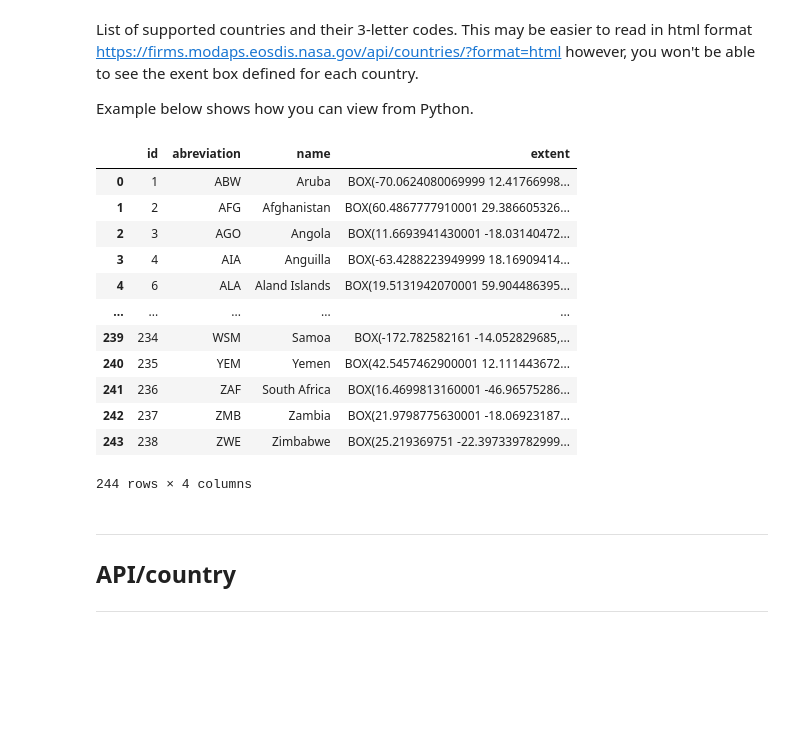
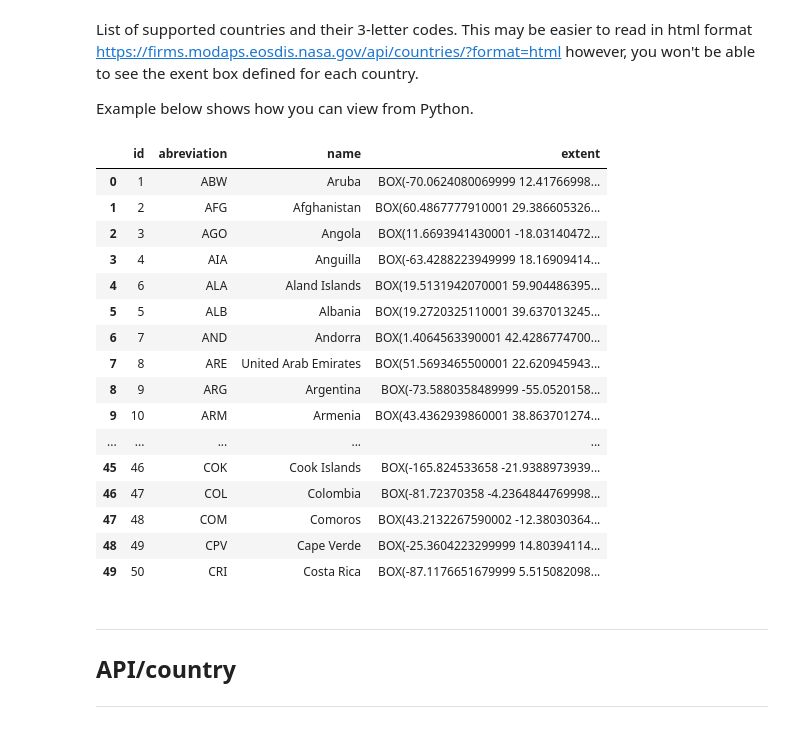
Before and after one commit to franfurey/climatech, a Jupyter notebook: sandbox/firms/firms_api_use.ipynb, the cells around one changed output. Saved outputs shown, nothing was run; the diff lists cells and outputs as text; code cells hidden in the pictures; blank space fills up the shorter version.

```diff
--- a/sandbox/firms/firms_api_use.ipynb
+++ b/sandbox/firms/firms_api_use.ipynb
@@ -225,22 +225,26 @@ Example below shows how you can view from Python.
 # %%
 # We can also focus on smaller area ex. South Asia and get last 3 days of records
 countries_url = 'https://firms.modaps.eosdis.nasa.gov/api/countries'
 df_countries = pd.read_csv(countries_url, sep=';')
-df_countries
+df_countries.head(50)
 # %% [output]
 |  | id | abreviation | name | extent |
 | 0 | 1 | ABW | Aruba | BOX(-70.0624080069999 12.41766998... |
 | 1 | 2 | AFG | Afghanistan | BOX(60.4867777910001 29.386605326... |
 | 2 | 3 | AGO | Angola | BOX(11.6693941430001 -18.03140472... |
 | 3 | 4 | AIA | Anguilla | BOX(-63.4288223949999 18.16909414... |
 | 4 | 6 | ALA | Aland Islands | BOX(19.5131942070001 59.904486395... |
+| 5 | 5 | ALB | Albania | BOX(19.2720325110001 39.637013245... |
+| 6 | 7 | AND | Andorra | BOX(1.4064563390001 42.4286774700... |
+| 7 | 8 | ARE | United Arab Emirates | BOX(51.5693465500001 22.620945943... |
+| 8 | 9 | ARG | Argentina | BOX(-73.5880358489999 -55.0520158... |
+| 9 | 10 | ARM | Armenia | BOX(43.4362939860001 38.863701274... |
 | ... | ... | ... | ... | ... |
-| 239 | 234 | WSM | Samoa | BOX(-172.782582161 -14.052829685,... |
-| 240 | 235 | YEM | Yemen | BOX(42.5457462900001 12.111443672... |
-| 241 | 236 | ZAF | South Africa | BOX(16.4699813160001 -46.96575286... |
-| 242 | 237 | ZMB | Zambia | BOX(21.9798775630001 -18.06923187... |
-| 243 | 238 | ZWE | Zimbabwe | BOX(25.219369751 -22.397339782999... |
+| 45 | 46 | COK | Cook Islands | BOX(-165.824533658 -21.9388973939... |
+| 46 | 47 | COL | Colombia | BOX(-81.72370358 -4.2364844769998... |
+| 47 | 48 | COM | Comoros | BOX(43.2132267590002 -12.38030364... |
+| 48 | 49 | CPV | Cape Verde | BOX(-25.3604223299999 14.80394114... |
+| 49 | 50 | CRI | Costa Rica | BOX(-87.1176651679999 5.515082098... |
-244 rows × 4 columns
 # %% [markdown]
 ---
 
```
Also changed, not shown: parts of 6 cells of this notebook, 11 other files.
